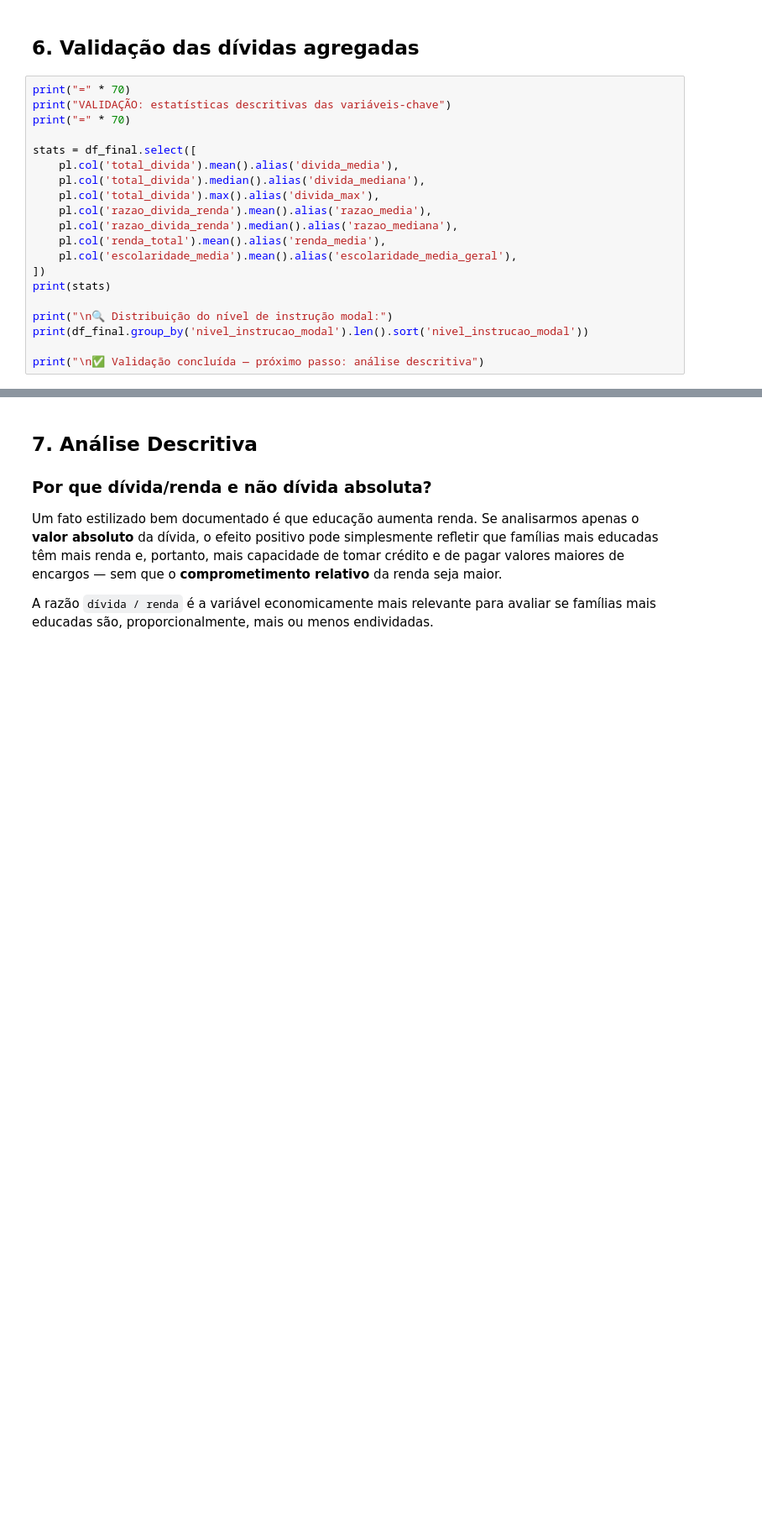
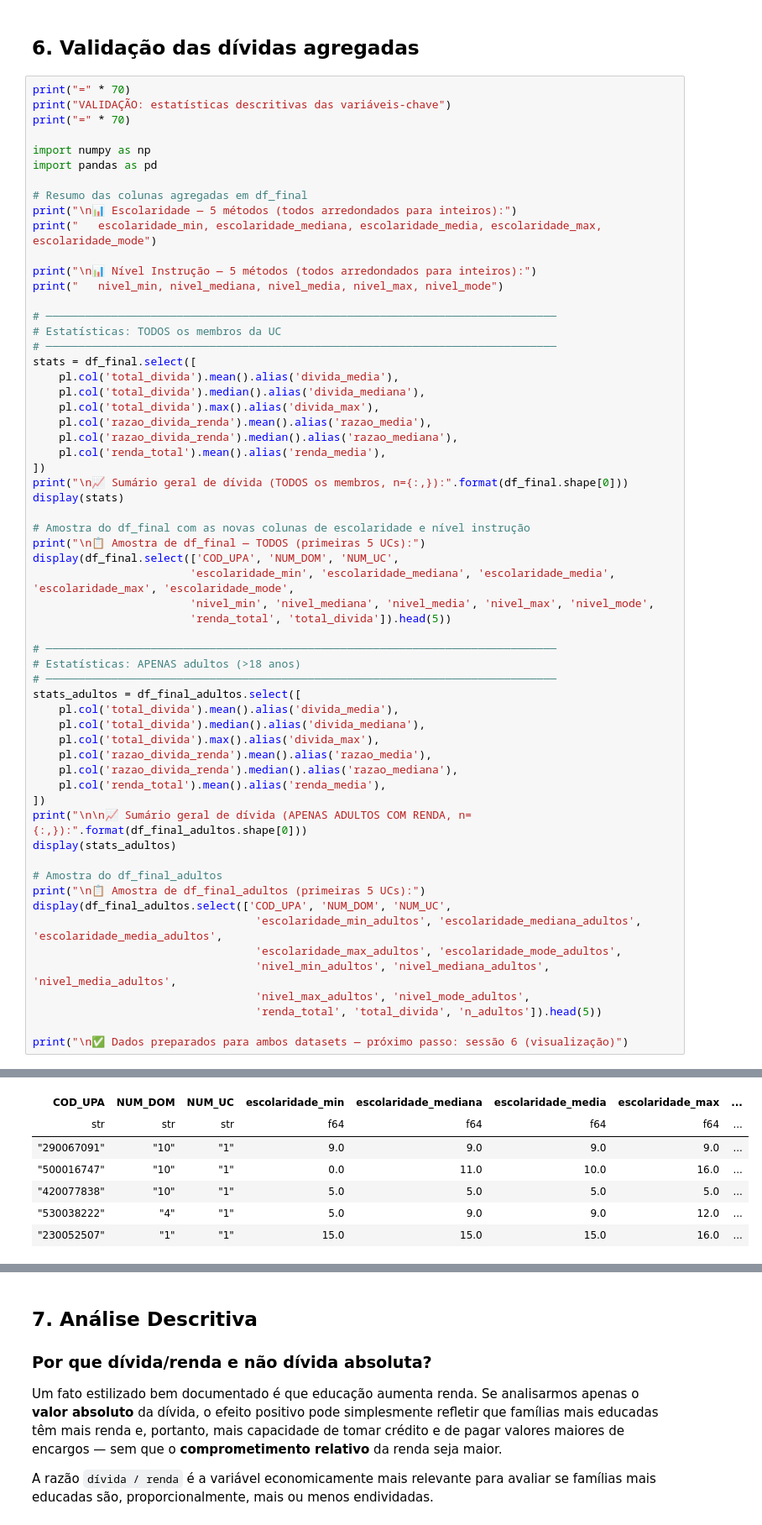
Before and after one commit to JP-Regazzi/tcc-giovanna, a Jupyter notebook: main.ipynb, the cells around one changed output, grey strips where cells are left out. Shown at 84% size. Drawn from its saved outputs; the diff is of its cells as text; blank space fills up the shorter version.

```diff
--- a/main.ipynb
+++ b/main.ipynb
@@ -339,6 +523,19 @@ print("=" * 70)
 print("VALIDAÇÃO: estatísticas descritivas das variáveis-chave")
 print("=" * 70)
 
+import numpy as np
+import pandas as pd
+
+# Resumo das colunas agregadas em df_final
+print("\n📊 Escolaridade — 5 métodos (todos arredondados para inteiros):")
+print("   escolaridade_min, escolaridade_mediana, escolaridade_media, escolaridade_max, escolaridade_mode")
+
+print("\n📊 Nível Instrução — 5 métodos (todos arredondados para inteiros):")
+print("   nivel_min, nivel_mediana, nivel_media, nivel_max, nivel_mode")
+
+# ──────────────────────────────────────────────────────────────────────────────
+# Estatísticas: TODOS os membros da UC
+# ──────────────────────────────────────────────────────────────────────────────
 stats = df_final.select([
     pl.col('total_divida').mean().alias('divida_media'),
     pl.col('total_divida').median().alias('divida_mediana'),
@@ -346,14 +543,41 @@ stats = df_final.select([
     pl.col('razao_divida_renda').mean().alias('razao_media'),
     pl.col('razao_divida_renda').median().alias('razao_mediana'),
     pl.col('renda_total').mean().alias('renda_media'),
-    pl.col('escolaridade_media').mean().alias('escolaridade_media_geral'),
 ])
-print(stats)
+print("\n📈 Sumário geral de dívida (TODOS os membros, n={:,}):".format(df_final.shape[0]))
+display(stats)
 
-print("\n🔍 Distribuição do nível de instrução modal:")
-print(df_final.group_by('nivel_instrucao_modal').len().sort('nivel_instrucao_modal'))
+# Amostra do df_final com as novas colunas de escolaridade e nível instrução
+print("\n📋 Amostra de df_final — TODOS (primeiras 5 UCs):")
+display(df_final.select(['COD_UPA', 'NUM_DOM', 'NUM_UC',
+                        'escolaridade_min', 'escolaridade_mediana', 'escolaridade_media', 'escolaridade_max', 'escolaridade_mode',
+                        'nivel_min', 'nivel_mediana', 'nivel_media', 'nivel_max', 'nivel_mode',
+                        'renda_total', 'total_divida']).head(5))
 
-print("\n✅ Validação concluída — próximo passo: análise descritiva")
+# ──────────────────────────────────────────────────────────────────────────────
+# Estatísticas: APENAS adultos (>18 anos)
+# ──────────────────────────────────────────────────────────────────────────────
+stats_adultos = df_final_adultos.select([
+    pl.col('total_divida').mean().alias('divida_media'),
+    pl.col('total_divida').median().alias('divida_mediana'),
+    pl.col('total_divida').max().alias('divida_max'),
+    pl.col('razao_divida_renda').mean().alias('razao_media'),
+    pl.col('razao_divida_renda').median().alias('razao_mediana'),
+    pl.col('renda_total').mean().alias('renda_media'),
+])
+print("\n\n📈 Sumário geral de dívida (APENAS ADULTOS COM RENDA, n={:,}):".format(df_final_adultos.shape[0]))
+display(stats_adultos)
+
+# Amostra do df_final_adultos
+print("\n📋 Amostra de df_final_adultos (primeiras 5 UCs):")
+display(df_final_adultos.select(['COD_UPA', 'NUM_DOM', 'NUM_UC',
+                                  'escolaridade_min_adultos', 'escolaridade_mediana_adultos', 'escolaridade_media_adultos',
+                                  'escolaridade_max_adultos', 'escolaridade_mode_adultos',
+                                  'nivel_min_adultos', 'nivel_mediana_adultos', 'nivel_media_adultos',
+                                  'nivel_max_adultos', 'nivel_mode_adultos',
+                                  'renda_total', 'total_divida', 'n_adultos']).head(5))
+
+print("\n✅ Dados preparados para ambos datasets — próximo passo: sessão 6 (visualização)")
 # %% [output]
 ======================================================================
 VALIDAÇÃO: estatísticas descritivas das variáveis-chave
@@ -374,0 +599,7 @@ shape: (1, 7)
+| COD_UPA | NUM_DOM | NUM_UC | escolaridade_min | escolaridade_mediana | escolaridade_media | escolaridade_max | ... |
+| str | str | str | f64 | f64 | f64 | f64 | ... |
+| "290067091" | "10" | "1" | 9.0 | 9.0 | 9.0 | 9.0 | ... |
+| "500016747" | "10" | "1" | 0.0 | 11.0 | 10.0 | 16.0 | ... |
+| "420077838" | "10" | "1" | 5.0 | 5.0 | 5.0 | 5.0 | ... |
+| "530038222" | "4" | "1" | 5.0 | 9.0 | 9.0 | 12.0 | ... |
+| "230052507" | "1" | "1" | 15.0 | 15.0 | 15.0 | 16.0 | ... |
```
Also changed, not shown: parts of 25 cells of this notebook.
